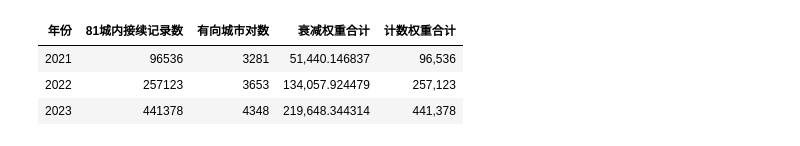
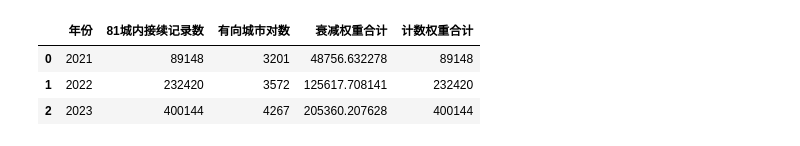
Before and after one commit to Xiaowu1512/W, a Jupyter notebook: Code/02_构建链路数据/build_city_links.ipynb, the cells around one changed output. Cells and saved outputs as stored; diff of their text form; code cells hidden in the pictures.

```diff
--- a/Code/02_构建链路数据/build_city_links.ipynb
+++ b/Code/02_构建链路数据/build_city_links.ipynb
@@ -273,60 +239,31 @@ display(input_summary)
 # %%
 output_column_map = {
-    'year': '年份',
-    'directed_edge_id': '有向边编号',
-    'source_city': '起点城市',
-    'target_city': '终点城市',
-    'link_weight': '链路权重',
-    'weight_method': '权重口径',
-    'record_count': '接续记录数',
-    'machine_count': '涉及农机数',
-    'first_level_count': '一级边记录数',
-    'multi_level_count': '二级及以上边记录数',
-    'min_edge_level': '最小边级',
-    'max_edge_level': '最大边级',
-    'same_city_record_count': '同城端点记录数',
-    'time_conflict_count': '时间冲突记录数',
-    'is_same_city_link': '是否同城边',
-    'source_file': '来源文件',
+    'year': '年份', 'directed_edge_id': '有向边编号', 'source_city': '起点城市', 'target_city': '终点城市',
+    'link_weight': '链路权重', 'weight_method': '权重口径', 'record_count': '接续记录数',
+    'machine_count': '涉及农机数', 'first_level_count': '一级边记录数',
+    'multi_level_count': '二级及以上边记录数', 'min_edge_level': '最小边级',
+    'max_edge_level': '最大边级', 'source_file': '来源文件',
 }
 output_column_order = list(output_column_map.values())
 
-
 def make_output_table(grouped_data, weight_method):
     output_data = grouped_data.copy()
-    if weight_method == '衰减权重求和':
-        output_data['link_weight'] = output_data['decay_weight_sum']
-    elif weight_method == '每条接续记录计1':
-        output_data['link_weight'] = output_data['record_count'].astype(int)
-    else:
-        raise ValueError(f'未知权重口径：{weight_method}')
+    output_data['link_weight'] = (output_data['decay_weight_sum'] if weight_method == '衰减权重求和'
+                                  else output_data['record_count'])
     output_data['weight_method'] = weight_method
-    output_data = output_data.rename(columns=output_column_map)
-    return output_data[output_column_order].sort_values(['起点城市', '终点城市']).reset_index(drop=True)
+    return output_data.rename(columns=output_column_map)[output_column_order].reset_index(drop=True)
 
-
-weighted_outputs = {
-    year: make_output_table(aggregated_internal[year], '衰减权重求和')
-    for year in analysis_years
-}
-count_outputs = {
-    year: make_output_table(aggregated_internal[year], '每条接续记录计1')
-    for year in analysis_years
-}
-
+weighted_outputs = {year: make_output_table(aggregated_internal[year], '衰减权重求和') for year in analysis_years}
+count_outputs = {year: make_output_table(aggregated_internal[year], '每条接续记录计1') for year in analysis_years}
 output_summary = pd.DataFrame([
-    {
-        '年份': year,
-        '81城内接续记录数': int(input_summary.loc[input_summary['year'].eq(year), 'in_81_record_count'].iloc[0]),
-        '有向城市对数': len(weighted_outputs[year]),
-        '衰减权重合计': weighted_outputs[year]['链路权重'].sum(),
-        '计数权重合计': count_outputs[year]['链路权重'].sum(),
-    }
-    for year in analysis_years
+    {'年份': stats['year'], '81城内接续记录数': stats['in_81_record_count'],
+     '有向城市对数': stats['directed_pair_count'], '衰减权重合计': stats['decay_weight_sum'],
+     '计数权重合计': stats['in_81_record_count']}
+    for stats in input_stats
 ])
-display(output_summary.style.format({'衰减权重合计': '{:,.6f}', '计数权重合计': '{:,.0f}'}).hide(axis='index'))
+display(output_summary.round({'衰减权重合计': 6}))
 # %% [output]
-| 年份 | 81城内接续记录数 | 有向城市对数 | 衰减权重合计 | 计数权重合计 |
-| 2021 | 96536 | 3281 | 51,440.146837 | 96,536 |
-| 2022 | 257123 | 3653 | 134,057.924479 | 257,123 |
-| 2023 | 441378 | 4348 | 219,648.344314 | 441,378 |
+|  | 年份 | 81城内接续记录数 | 有向城市对数 | 衰减权重合计 | 计数权重合计 |
+| 0 | 2021 | 89148 | 3201 | 48756.632278 | 89148 |
+| 1 | 2022 | 232420 | 3572 | 125617.708141 | 232420 |
+| 2 | 2023 | 400144 | 4267 | 205360.207628 | 400144 |
```
Also changed, not shown: parts of 23 cells of this notebook, 47 other files.
